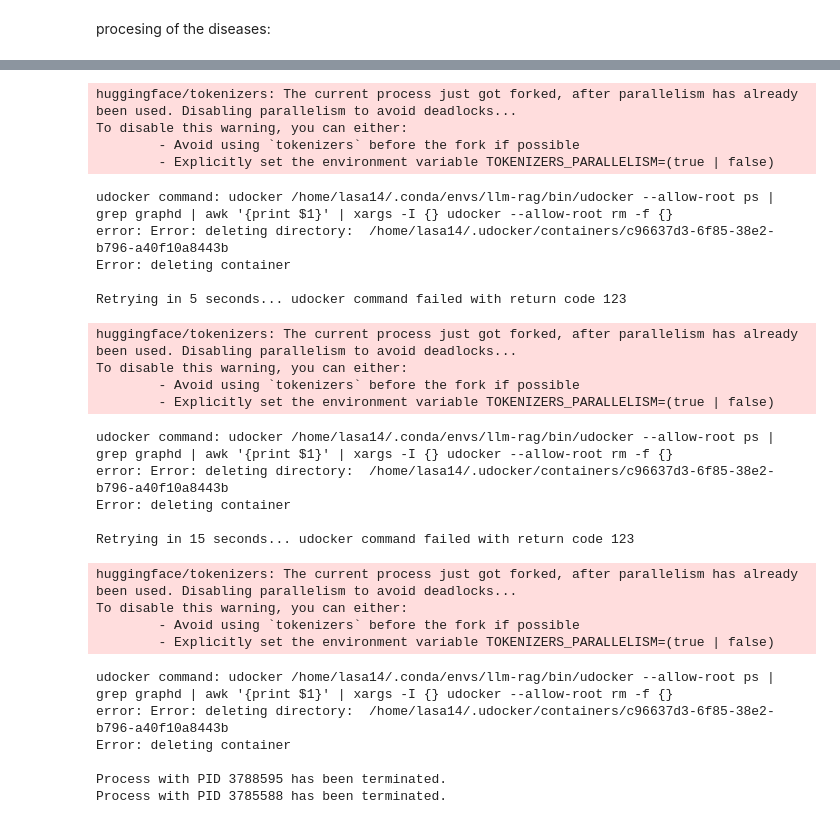
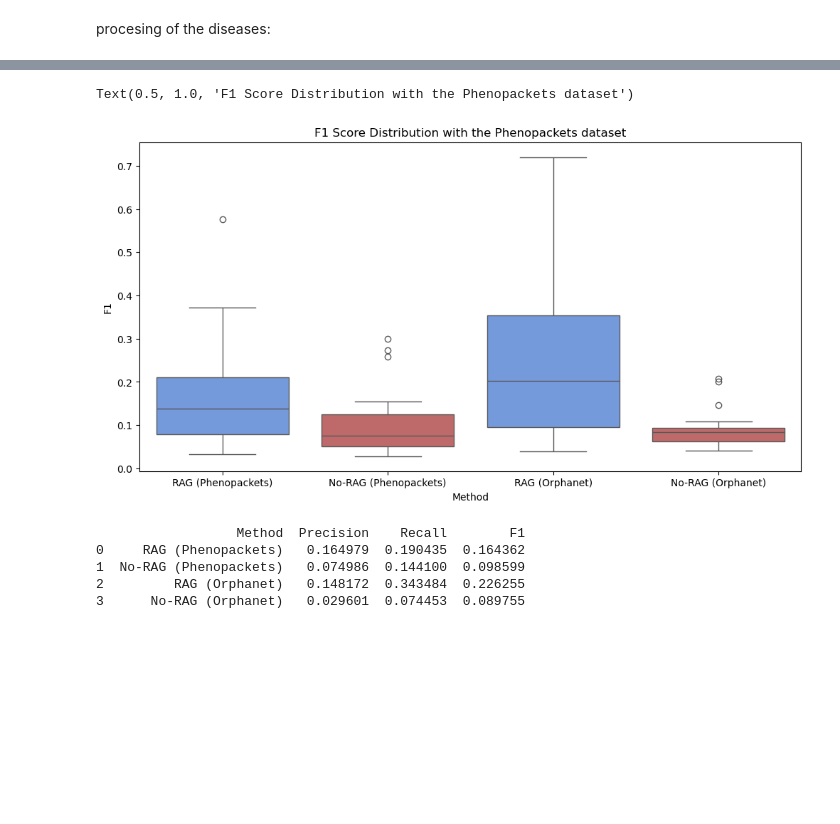
Before and after one commit to laurasck14/KG-RAG, a Jupyter notebook: notebooks/disease_mode_evaluation.ipynb, the cells around one changed output, grey strips where cells are left out. Saved outputs shown, nothing was run; the diff lists cells and outputs as text; code cells hidden in the pictures; blank space fills up the shorter version.

```diff
--- a/notebooks/disease_mode_evaluation.ipynb
+++ b/notebooks/disease_mode_evaluation.ipynb
@@ -250,31 +359,42 @@ Percentage of diseases with equal matches: 33.33%
-# %%
-n.stop() # Stop the NebulaGraph service
-# %% [output]
-huggingface/tokenizers: The current process just got forked, after parallelism has already been used. Disabling parallelism to avoid deadlocks...
-To disable this warning, you can either:
-        - Avoid using `tokenizers` before the fork if possible
-        - Explicitly set the environment variable TOKENIZERS_PARALLELISM=(true | false)
-udocker command: udocker /home/lasa14/.conda/envs/llm-rag/bin/udocker --allow-root ps | grep graphd | awk '{print $1}' | xargs -I {} udocker --allow-root rm -f {}
-error: Error: deleting directory:  /home/lasa14/.udocker/containers/c96637d3-6f85-38e2-b796-a40f10a8443b
-Error: deleting container
-
-Retrying in 5 seconds... udocker command failed with return code 123
-huggingface/tokenizers: The current process just got forked, after parallelism has already been used. Disabling parallelism to avoid deadlocks...
-To disable this warning, you can either:
-        - Avoid using `tokenizers` before the fork if possible
-        - Explicitly set the environment variable TOKENIZERS_PARALLELISM=(true | false)
-udocker command: udocker /home/lasa14/.conda/envs/llm-rag/bin/udocker --allow-root ps | grep graphd | awk '{print $1}' | xargs -I {} udocker --allow-root rm -f {}
-error: Error: deleting directory:  /home/lasa14/.udocker/containers/c96637d3-6f85-38e2-b796-a40f10a8443b
-Error: deleting container
-
-Retrying in 15 seconds... udocker command failed with return code 123
-huggingface/tokenizers: The current process just got forked, after parallelism has already been used. Disabling parallelism to avoid deadlocks...
-To disable this warning, you can either:
-        - Avoid using `tokenizers` before the fork if possible
-        - Explicitly set the environment variable TOKENIZERS_PARALLELISM=(true | false)
-udocker command: udocker /home/lasa14/.conda/envs/llm-rag/bin/udocker --allow-root ps | grep graphd | awk '{print $1}' | xargs -I {} udocker --allow-root rm -f {}
-error: Error: deleting directory:  /home/lasa14/.udocker/containers/c96637d3-6f85-38e2-b796-a40f10a8443b
-Error: deleting container
-
-Process with PID 3788595 has been terminated.
-Process with PID 3785588 has been terminated.
+# %%
+import seaborn as sns
+
+pp_rag_f1 = pp_results['rag_precision'] * pp_results['rag_recall'] / (pp_results['rag_precision'] + pp_results['rag_recall']).replace(0, np.nan) * 2
+pp_nonrag_f1 = pp_results['no_rag_precision'] * pp_results['no_rag_recall'] / (pp_results['no_rag_precision'] + pp_results['no_rag_recall']).replace(0, np.nan) * 2
+
+orpha_rag_f1 = orpha_results['rag_precision'] * orpha_results['rag_recall'] / (orpha_results['rag_precision'] + orpha_results['rag_recall']).replace(0, np.nan) * 2
+orpha_nonrag_f1 = orpha_results['no_rag_precision'] * orpha_results['no_rag_recall'] / (orpha_results['no_rag_precision'] + orpha_results['no_rag_recall']).replace(0, np.nan) * 2
+
+# create a DataFrame for F1 scores
+f1_df = pd.DataFrame({
+	'F1': pd.concat([pp_rag_f1, pp_nonrag_f1, orpha_rag_f1, orpha_nonrag_f1], ignore_index=True),
+	'Method': ['RAG (Phenopackets)'] * len(pp_rag_f1) + ['No-RAG (Phenopackets)'] * len(pp_nonrag_f1) +
+			  ['RAG (Orphanet)'] * len(orpha_rag_f1) + ['No-RAG (Orphanet)'] * len(orpha_nonrag_f1)
+})
+
+plt.figure(figsize=(12, 6))
+sns.boxplot(x='Method', y='F1', hue='Method', data=f1_df, legend=False,
+            palette={'RAG (Phenopackets)': 'cornflowerblue', 'No-RAG (Phenopackets)': 'indianred',
+                     'RAG (Orphanet)': 'cornflowerblue', 'No-RAG (Orphanet)': 'indianred'})
+plt.title("F1 Score Distribution with the Phenopackets dataset")
+# %% [output]
+Text(0.5, 1.0, 'F1 Score Distribution with the Phenopackets dataset')
+[figure, added]
+# %%
+# make a table with precision, recall, and F1 scores for both pp_results and orpha_results
+precision_recall_f1 = pd.DataFrame({
+    "Method": ["RAG (Phenopackets)", "No-RAG (Phenopackets)", "RAG (Orphanet)", "No-RAG (Orphanet)"],
+    "Precision": [pp_results['rag_precision'].mean(), pp_results['no_rag_precision'].mean(),
+                  orpha_results['rag_precision'].mean(), orpha_results['no_rag_precision'].mean()],
+    "Recall": [pp_results['rag_recall'].mean(), pp_results['no_rag_recall'].mean(),
+               orpha_results['rag_recall'].mean(), orpha_results['no_rag_recall'].mean()],
+    "F1": [pp_rag_f1.mean(), pp_nonrag_f1.mean(),
+           orpha_rag_f1.mean(), orpha_nonrag_f1.mean()]
+})
+print(precision_recall_f1)
+# %% [output]
+                  Method  Precision    Recall        F1
+0     RAG (Phenopackets)   0.164979  0.190435  0.164362
+1  No-RAG (Phenopackets)   0.074986  0.144100  0.098599
+2         RAG (Orphanet)   0.148172  0.343484  0.226255
+3      No-RAG (Orphanet)   0.029601  0.074453  0.089755
```
Also changed, not shown: parts of 16 cells of this notebook.
